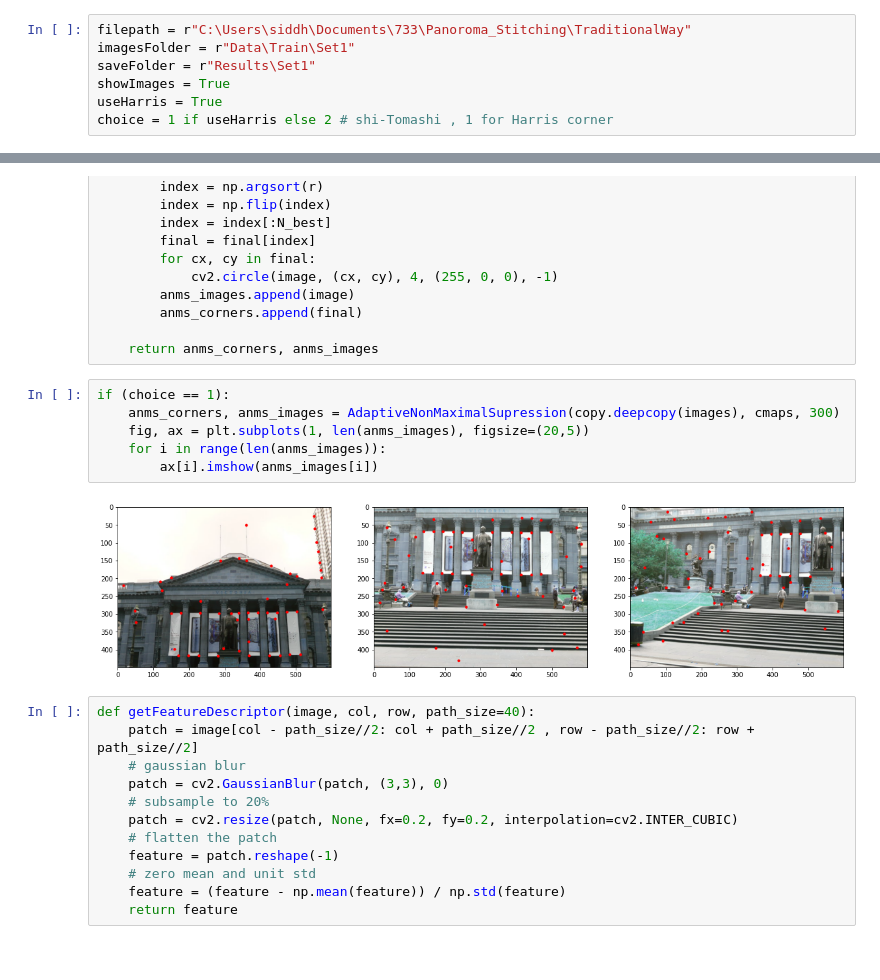
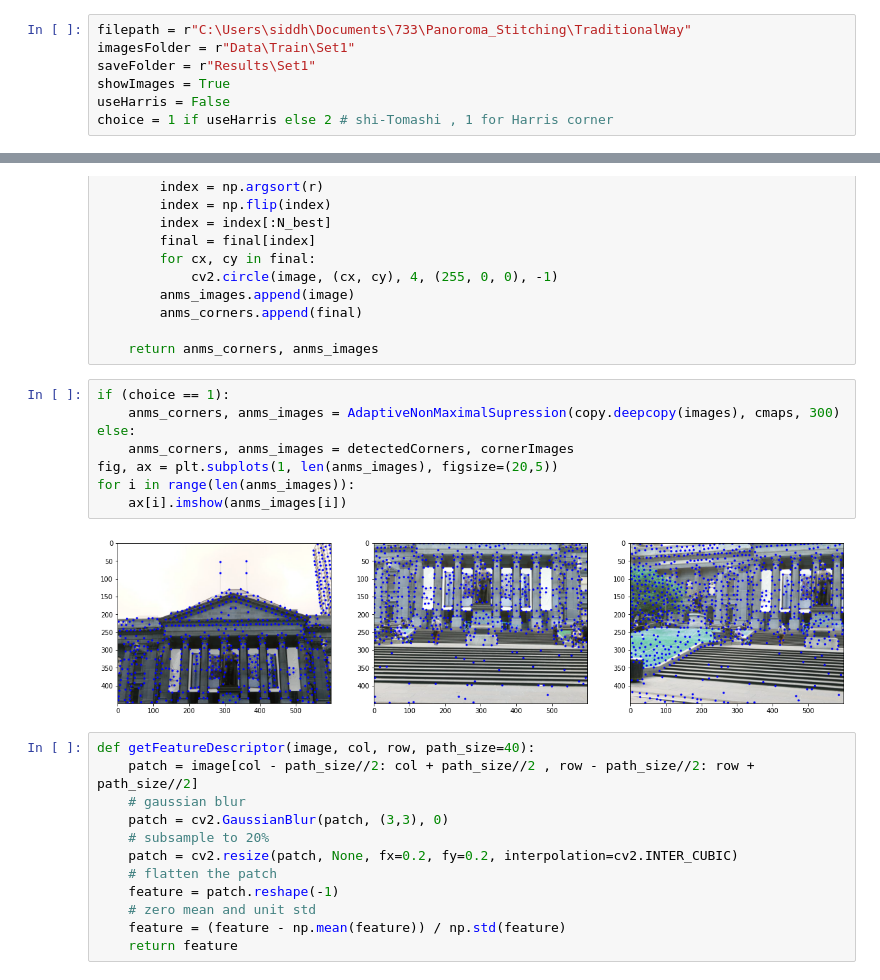
Before and after one commit to siddharthtelang/Panorama_Stitching, a Jupyter notebook: TraditionalWay/Code/stitch.ipynb, the cells around one changed output, grey strips where cells are left out. Drawn from its saved outputs; the diff is of its cells as text.

```diff
--- a/TraditionalWay/Code/stitch.ipynb
+++ b/TraditionalWay/Code/stitch.ipynb
@@ -11,7 +11,7 @@ filepath = r"C:\Users\siddh\Documents\733\Panoroma_Stitching\TraditionalWay"
 imagesFolder = r"Data\Train\Set1"
 saveFolder = r"Results\Set1"
 showImages = True
-useHarris = True
+useHarris = False
 choice = 1 if useHarris else 2 # shi-Tomashi , 1 for Harris corner
 # %%
 # read the images
@@ -159,11 +159,13 @@ def AdaptiveNonMaximalSupression(images:list[np.ndarray], Cmaps:list[np.ndarray]
 # %%
 if (choice == 1):
     anms_corners, anms_images = AdaptiveNonMaximalSupression(copy.deepcopy(images), cmaps, 300)
-    fig, ax = plt.subplots(1, len(anms_images), figsize=(20,5))
-    for i in range(len(anms_images)):
-        ax[i].imshow(anms_images[i])
+else:
+    anms_corners, anms_images = detectedCorners, cornerImages
+fig, ax = plt.subplots(1, len(anms_images), figsize=(20,5))
+for i in range(len(anms_images)):
+    ax[i].imshow(anms_images[i])
 # %% [output]
-[figure, old version]
+[figure, new version]
 # %%
 def getFeatureDescriptor(image, col, row, path_size=40):
     patch = image[col - path_size//2: col + path_size//2 , row - path_size//2: row + path_size//2]
```
Also changed, not shown: parts of 9 cells of this notebook.
